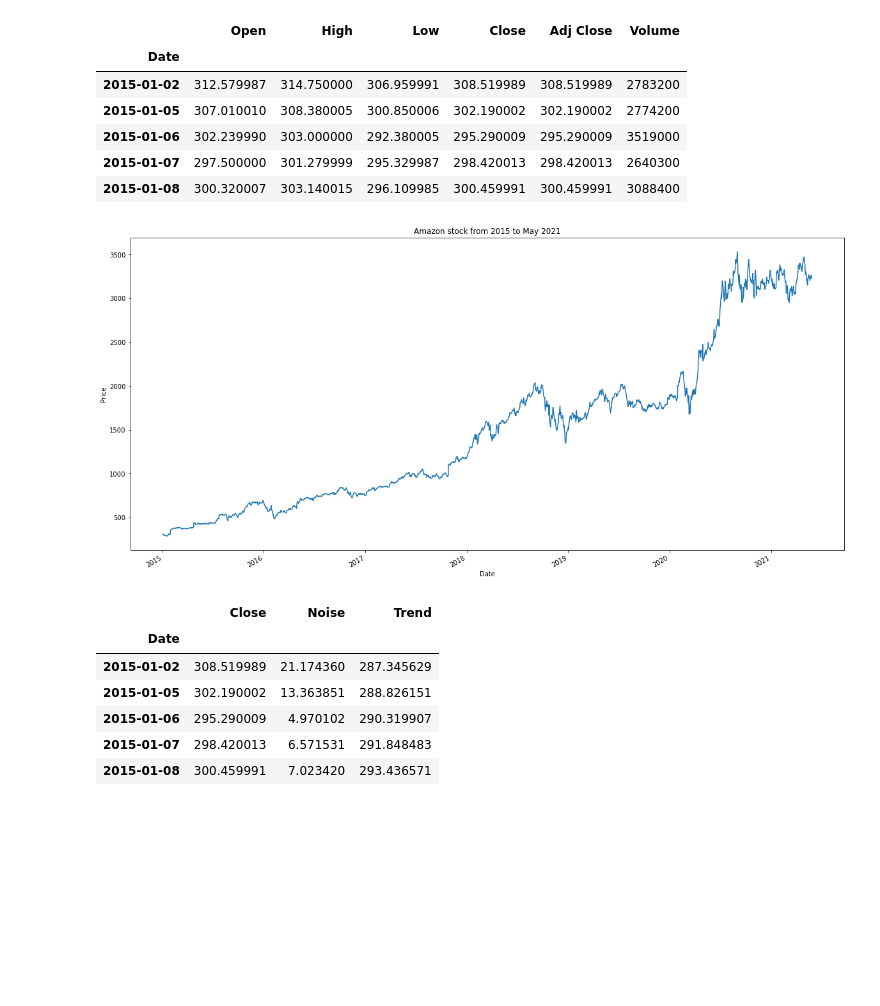
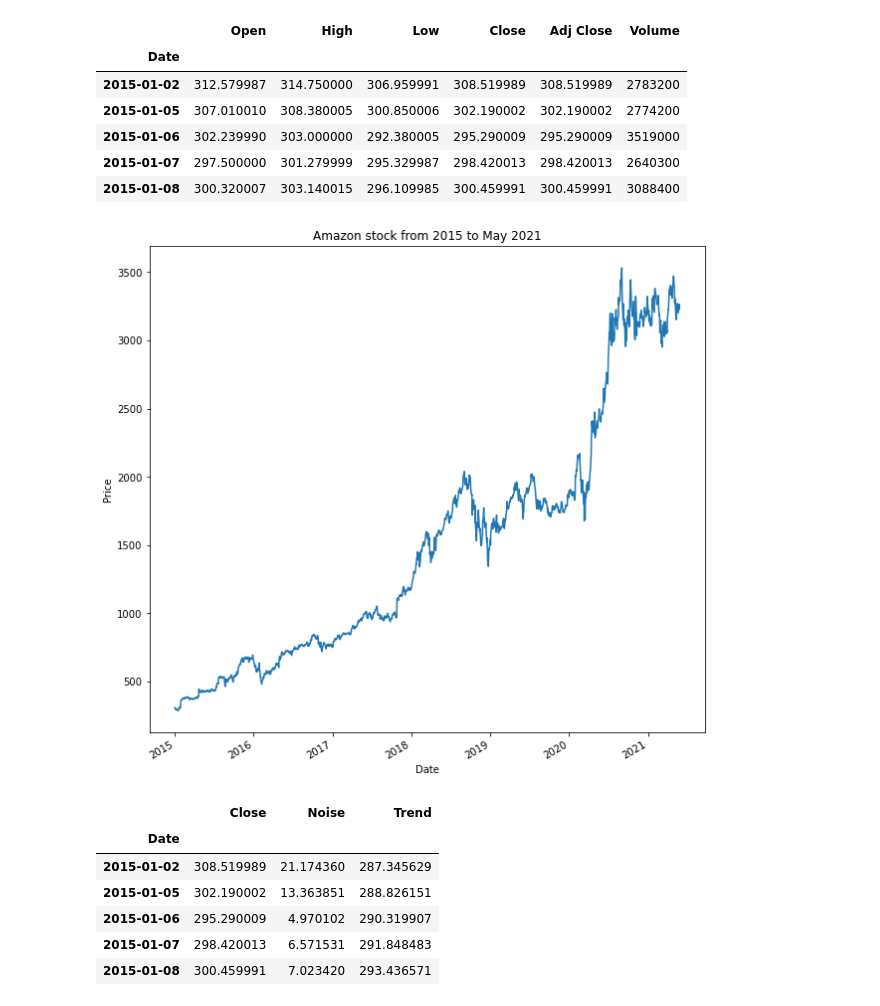
Before and after one commit to justinm329/Time-Series-Blog, a Jupyter notebook: Time_series_explained.ipynb, the cells around one changed output. Drawn from its saved outputs; the diff is of its cells as text; code cells hidden in the pictures; blank space fills up the shorter version.

```diff
--- a/Time_series_explained.ipynb
+++ b/Time_series_explained.ipynb
@@ -56,9 +56,9 @@ amzn_data.head()
 | 2015-01-08 | 300.320007 | 303.140015 | 296.109985 | 300.459991 | 300.459991 | 3088400 |
 # %%
 #plot the close price from 2015 and on
-amzn_data["Close"].plot(figsize=(20,10), title='Amazon stock from 2015 to May 2021', ylabel = "Price");
+amzn_data["Close"].plot(figsize=(10,10), title='Amazon stock from 2015 to May 2021', ylabel = "Price");
 # %% [output]
-[figure, old version]
+[figure, new version]
 # %%
 # We want to look at the noise and the trend within this plot, we will use the Hodrick-Prescott-Filter to separate the noise and the trend
 # We make a new data set just for the Close and then we will add columns noise and trend to it
```
Also changed, not shown: parts of 12 cells of this notebook, 1 other file.
